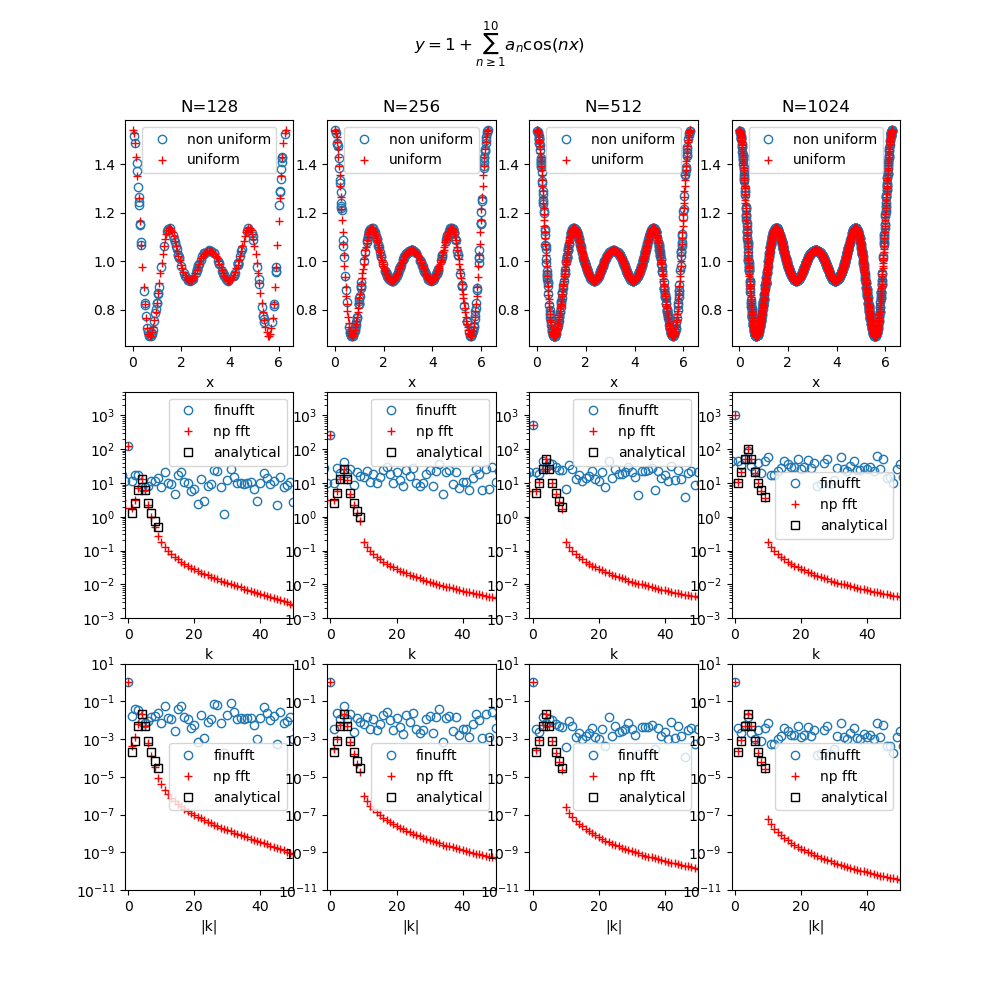
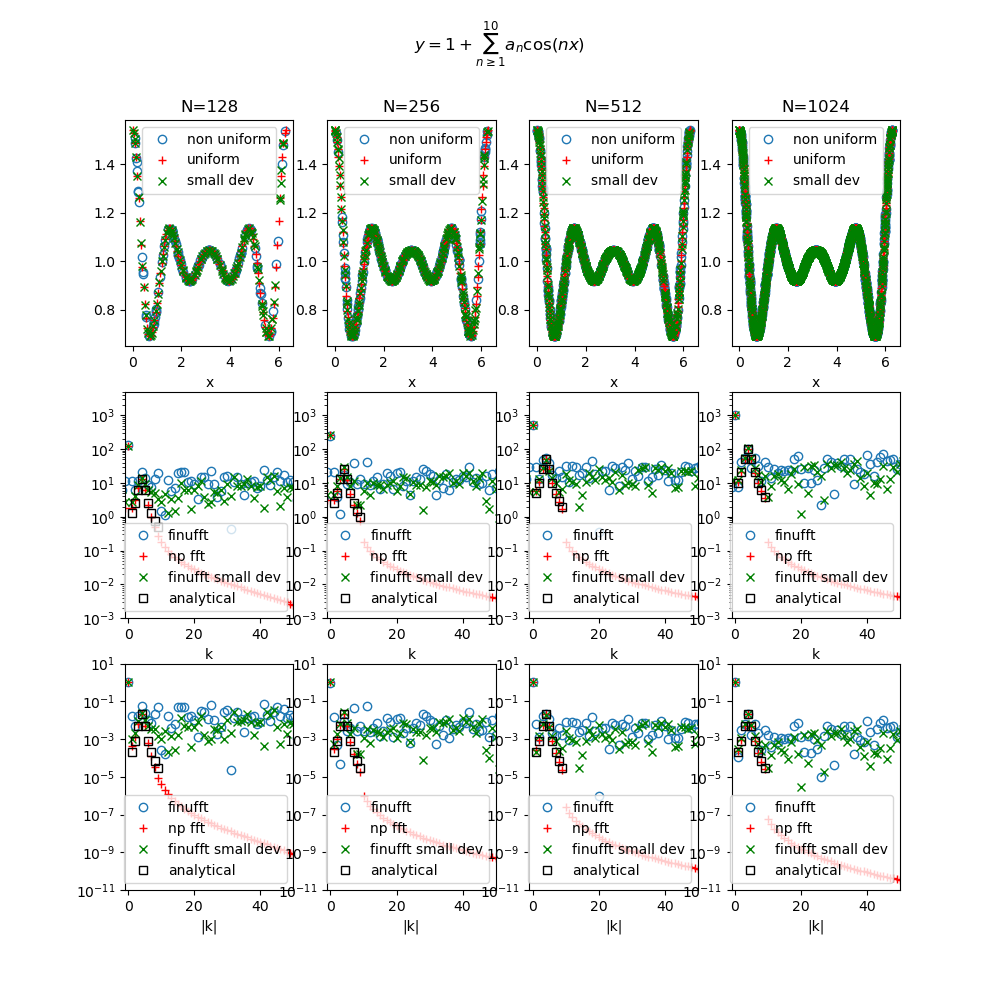
The notebook cell's code change between the first figure and the second:
--- before
+++ after
@@ -13,6 +13,11 @@
     ### non-uniform grid with flat sampling
     xx = 2.0*np.pi*np.random.uniform(size=(N))
+    ### small random deviations from uniform grid
+    xx_dev = xx_uniform*(1.0 + 0.01*np.random.normal(loc=0, scale=1, size=(N)))
+    xx_dev[xx_dev>2.0*np.pi] = xx_dev[xx_dev>2.0*np.pi]%(2.0*np.pi)
+    xx_dev[xx_dev<0.0] = 2.0*np.pi-(-xx_dev[xx_dev<0.0]%(2.0*np.pi))
     
     vec1d = np.ones((N,), dtype='complex128')
+    vec1d_dev = np.ones((N,), dtype='complex128')
     vec1d_uniform = np.ones((N,), dtype='complex128')
 
@@ -26,19 +31,25 @@
         vec1d_uniform += rnd_amplitude*(1/(1 + (i-4)**2))*np.exp(1j*xx_uniform*i + rnd_phase).real + 0.0j \
                         + rnd_amplitude*(1/(1 + (i-4)**2))*np.exp(-1j*xx_uniform*i + rnd_phase).real 
+        vec1d_dev += rnd_amplitude*(1/(1 + (i-4)**2))*np.exp(1j*xx_dev*i + rnd_phase).real + 0.0j \
+                        + rnd_amplitude*(1/(1 + (i-4)**2))*np.exp(-1j*xx_dev*i + rnd_phase).real 
         coeff.append(rnd_amplitude*(1/(1 + (i-4)**2)))
     
     k1d_target = np.fft.fftfreq(N, d=1.0/N)
     vhat1d = finufft.nufft1d3(xx, vec1d, k1d_target, eps=1e-12)
+    vhat1d_dev = finufft.nufft1d3(xx_dev, vec1d_dev, k1d_target, eps=1e-12)
     vhat1d_numpy = np.fft.fft(vec1d_uniform)
     
     powerspectr_numpy, k_shell = power_spectrum_1d(k1d_target, vhat1d_numpy)
     powerspectr_finufft, k_shell = power_spectrum_1d(k1d_target, vhat1d)
+    powerspectr_finufft_dev, k_shell = power_spectrum_1d(k1d_target, vhat1d_dev)
 
     ax[0,j].plot(xx, vec1d.real, ls='', marker='o', markerfacecolor='none', label='non uniform')
     ax[0,j].plot(xx_uniform, vec1d_uniform.real, ls='', marker='+', color='r', markerfacecolor='none', label='uniform')
+    ax[0,j].plot(xx_dev, vec1d_dev.real, ls='', marker='x', color='g', markerfacecolor='none', label='small dev')
     ax[0,j].set_xlabel('x')
     
     ax[1,j].plot(k1d_target, np.abs(vhat1d), ls='', marker='o', markerfacecolor='none', label='finufft')
     ax[1,j].plot(k1d_target, np.abs(vhat1d_numpy), ls='', marker='+', color='r', markerfacecolor='none', label='np fft')
+    ax[1,j].plot(k1d_target, np.abs(vhat1d_dev), ls='', marker='x', color='g', markerfacecolor='none', label='finufft small dev')
     ax[1,j].plot(np.arange(1,10), (N)*np.array(coeff), ls='', marker='s', color='k', markerfacecolor='none', label='analytical')
     ax[1,j].set_xlabel('k')
@@ -47,4 +58,5 @@
     ax[2,j].plot(k_shell, powerspectr_finufft, ls='', marker='o', markerfacecolor='none', label='finufft')
     ax[2,j].plot(k_shell, powerspectr_numpy, ls='', marker='+', color='r', markerfacecolor='none', label='np fft')
+    ax[2,j].plot(k_shell, powerspectr_finufft_dev, ls='', marker='x', color='g', markerfacecolor='none', label='finufft small dev')
     ax[2,j].plot(np.arange(1,10), 2.0*np.array(coeff)**2, ls='', marker='s', color='k', markerfacecolor='none', label='analytical')
     ax[2,j].set_xlabel('|k|')

Commit: first deposit test